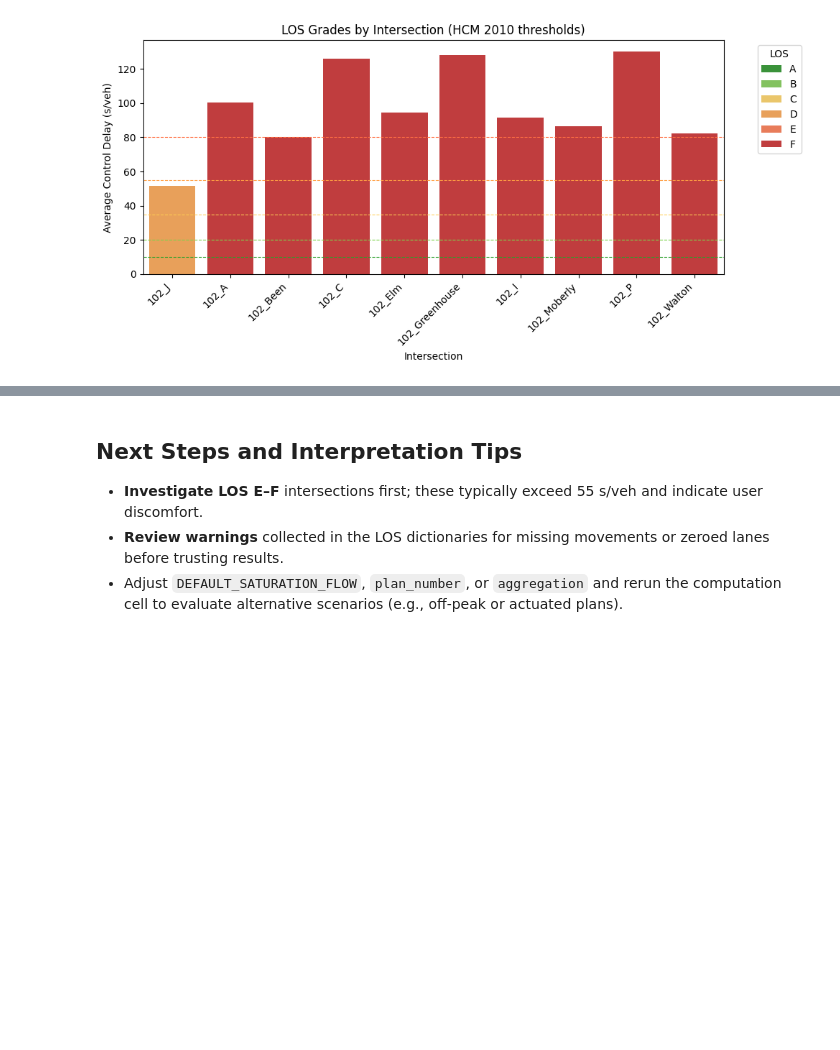
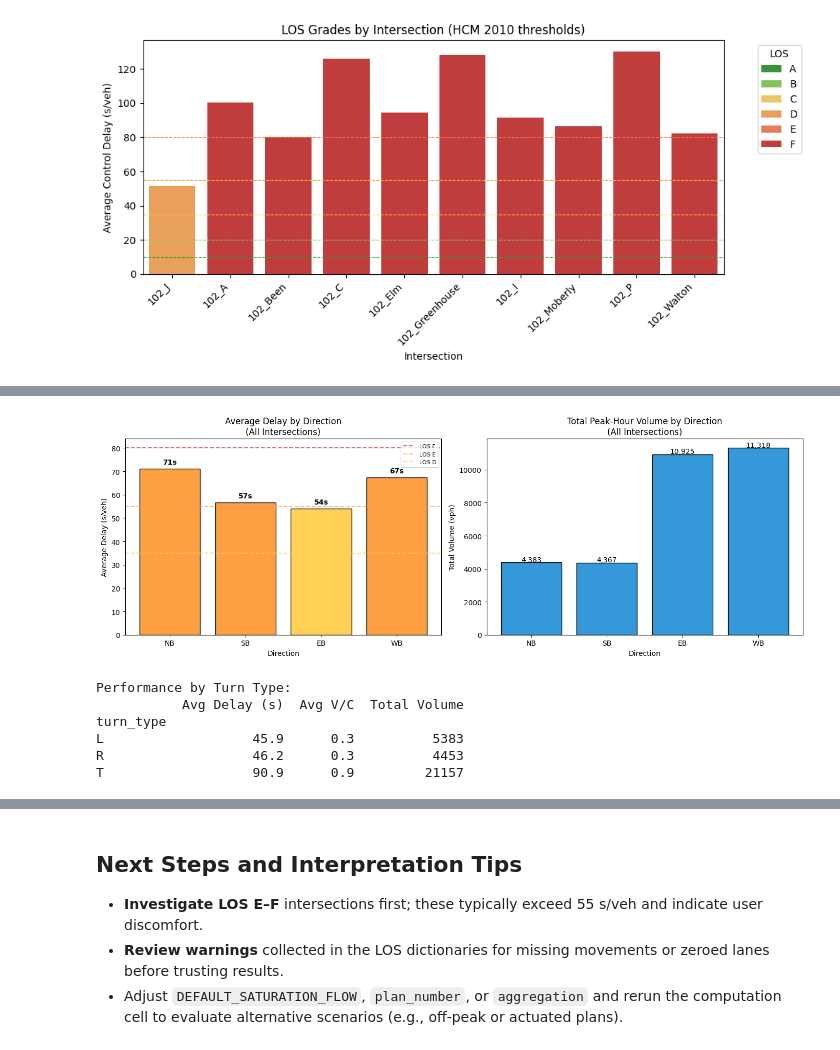
Before and after one commit to Brettberry07/COB-Traffic-Project, a Jupyter notebook: LOS_analysis.ipynb, the cells around one changed output, grey strips where cells are left out. Drawn from its saved outputs; the diff is of its cells as text; code cells hidden in the pictures; blank space fills up the shorter version.

```diff
--- a/LOS_analysis.ipynb
+++ b/LOS_analysis.ipynb
@@ -915,0 +1723,72 @@ plot_los_barchart(los_df.dropna(subset=["LOS"]))
+# %%
+def plot_direction_summary(movement_df: pd.DataFrame) -> None:
+    """
+    Summarize performance by direction (NB, SB, EB, WB) across all intersections.
+    Helps identify if certain corridor directions are consistently problematic.
+    """
+    fig, axes = plt.subplots(1, 2, figsize=(14, 5))
+
+    # Aggregate by direction
+    direction_agg = movement_df.groupby("direction").agg({
+        "delay_s": "mean",
+        "v_over_c": "mean",
+        "volume_vph": "sum"
+    }).round(1)
+
+    # Sort by a logical compass order
+    direction_order = ["NB", "SB", "EB", "WB"]
+    direction_agg = direction_agg.reindex([d for d in direction_order if d in direction_agg.index])
+
+    # Colors by average delay
+    colors = ["#d62728" if d > 80 else "#ff9f43" if d > 55 else "#ffcf56" if d > 35 else "#2ca02c"
+              for d in direction_agg["delay_s"]]
+
+    # Plot 1: Average delay by direction
+    ax1 = axes[0]
+    bars1 = ax1.bar(direction_agg.index, direction_agg["delay_s"], color=colors, edgecolor="black")
+    ax1.axhline(80, color="#d62728", linestyle="--", alpha=0.7, label="LOS F")
+    ax1.axhline(55, color="#ff9f43", linestyle="--", alpha=0.7, label="LOS E")
+    ax1.axhline(35, color="#ffcf56", linestyle="--", alpha=0.7, label="LOS D")
+    ax1.set_ylabel("Average Delay (s/veh)")
+    ax1.set_xlabel("Direction")
+    ax1.set_title("Average Delay by Direction\n(All Intersections)")
+    ax1.legend(fontsize=8)
+
+    # Add values
+    for bar, val in zip(bars1, direction_agg["delay_s"]):
+        ax1.text(bar.get_x() + bar.get_width()/2, bar.get_height() + 2,
+                 f"{val:.0f}s", ha="center", fontsize=10, fontweight="bold")
+
+    # Plot 2: Total volume by direction
+    ax2 = axes[1]
+    bars2 = ax2.bar(direction_agg.index, direction_agg["volume_vph"], color="#3498db", edgecolor="black")
+    ax2.set_ylabel("Total Volume (vph)")
+    ax2.set_xlabel("Direction")
+    ax2.set_title("Total Peak-Hour Volume by Direction\n(All Intersections)")
+
+    for bar, val in zip(bars2, direction_agg["volume_vph"]):
+        ax2.text(bar.get_x() + bar.get_width()/2, bar.get_height() + 50,
+                 f"{val:,.0f}", ha="center", fontsize=10)
+
+    plt.tight_layout()
+    plt.show()
+
+    # Also show by turn type
+    print("\nPerformance by Turn Type:")
+    turn_agg = movement_df.groupby("turn_type").agg({
+        "delay_s": "mean",
+        "v_over_c": "mean",
+        "volume_vph": "sum"
+    }).round(1)
+    turn_agg.columns = ["Avg Delay (s)", "Avg V/C", "Total Volume"]
+    print(turn_agg.to_string())
+
+plot_direction_summary(movement_df)
+# %% [output]
+[figure, added]
+Performance by Turn Type:
+           Avg Delay (s)  Avg V/C  Total Volume
+turn_type
+L                   45.9      0.3          5383
+R                   46.2      0.3          4453
+T                   90.9      0.9         21157
```
Also changed, not shown: parts of 11 cells of this notebook.
